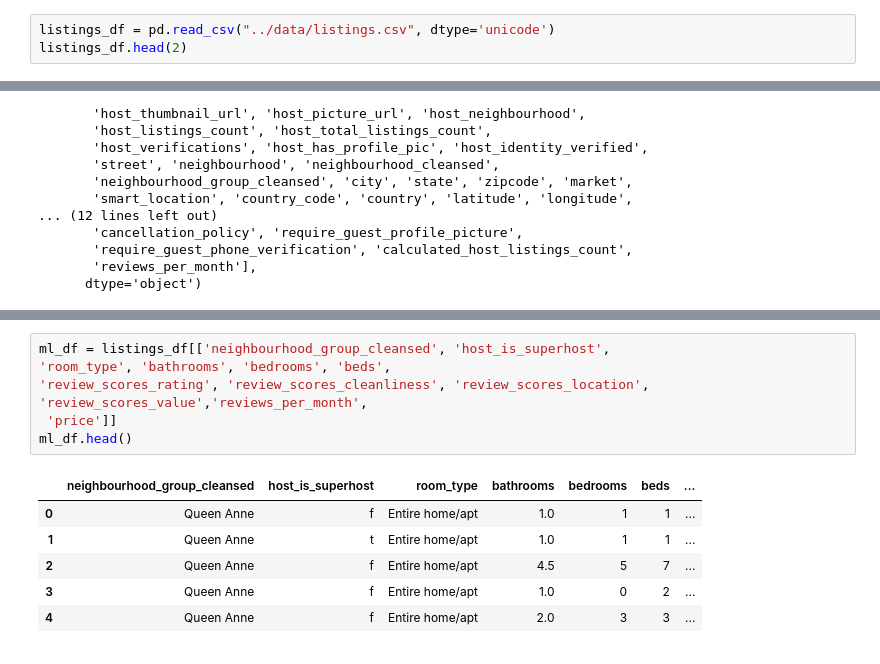
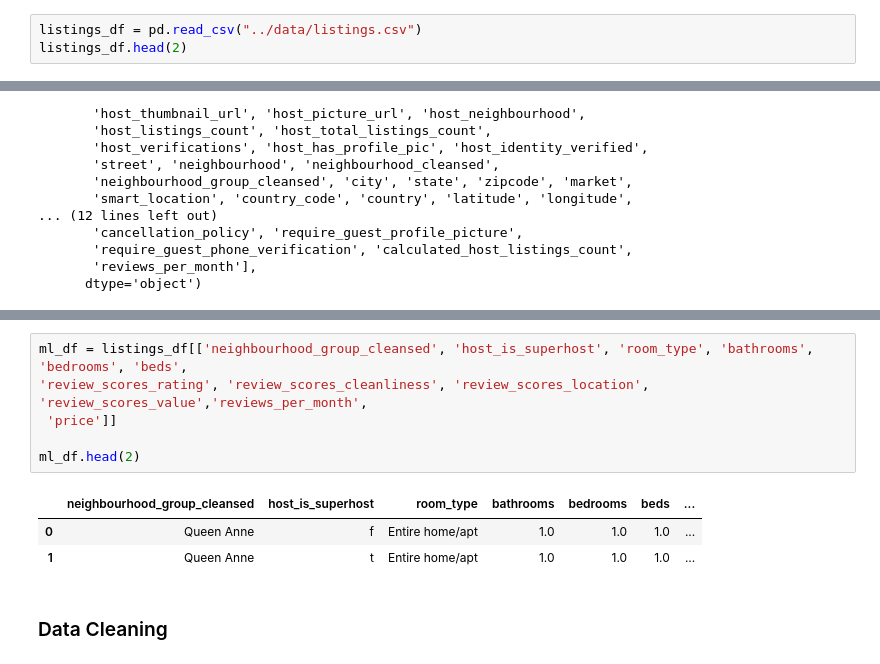
Before and after one commit to jhmarlow/UdacityDS-Project1, a Jupyter notebook: notebooks/ml_data_exploration.ipynb, the cells around one changed output, grey strips where cells are left out. Drawn from its saved outputs; the diff is of its cells as text.

Commit message:
Improved ml algorithm. Review data skew.

```diff
--- a/notebooks/ml_data_exploration.ipynb
+++ b/notebooks/ml_data_exploration.ipynb
@@ -11,5 +15,5 @@ import plotly.express as px
 # %%
-listings_df = pd.read_csv("../data/listings.csv", dtype='unicode')
+listings_df = pd.read_csv("../data/listings.csv")
 listings_df.head(2)
 # %% [output]
 |  | id | listing_url | scrape_id | last_scraped | name | summary | space | description | ... |
@@ -85,15 +77,14 @@ fig.update_layout(
 fig.show()
 # %%
-ml_df = listings_df[['neighbourhood_group_cleansed', 'host_is_superhost',
-'room_type', 'bathrooms', 'bedrooms', 'beds',
+ml_df = listings_df[['neighbourhood_group_cleansed', 'host_is_superhost', 'room_type', 'bathrooms', 'bedrooms', 'beds',
 'review_scores_rating', 'review_scores_cleanliness', 'review_scores_location', 'review_scores_value','reviews_per_month',
  'price']]
-ml_df.head()
+
+ml_df.head(2)
 # %% [output]
 |  | neighbourhood_group_cleansed | host_is_superhost | room_type | bathrooms | bedrooms | beds | ... |
-| 0 | Queen Anne | f | Entire home/apt | 1.0 | 1 | 1 | ... |
-| 1 | Queen Anne | t | Entire home/apt | 1.0 | 1 | 1 | ... |
-| 2 | Queen Anne | f | Entire home/apt | 4.5 | 5 | 7 | ... |
-| 3 | Queen Anne | f | Entire home/apt | 1.0 | 0 | 2 | ... |
-| 4 | Queen Anne | f | Entire home/apt | 2.0 | 3 | 3 | ... |
+| 0 | Queen Anne | f | Entire home/apt | 1.0 | 1.0 | 1.0 | ... |
+| 1 | Queen Anne | t | Entire home/apt | 1.0 | 1.0 | 1.0 | ... |
+# %% [markdown]
+### Data Cleaning
 # %%
```
Also changed, not shown: parts of 19 cells of this notebook.
